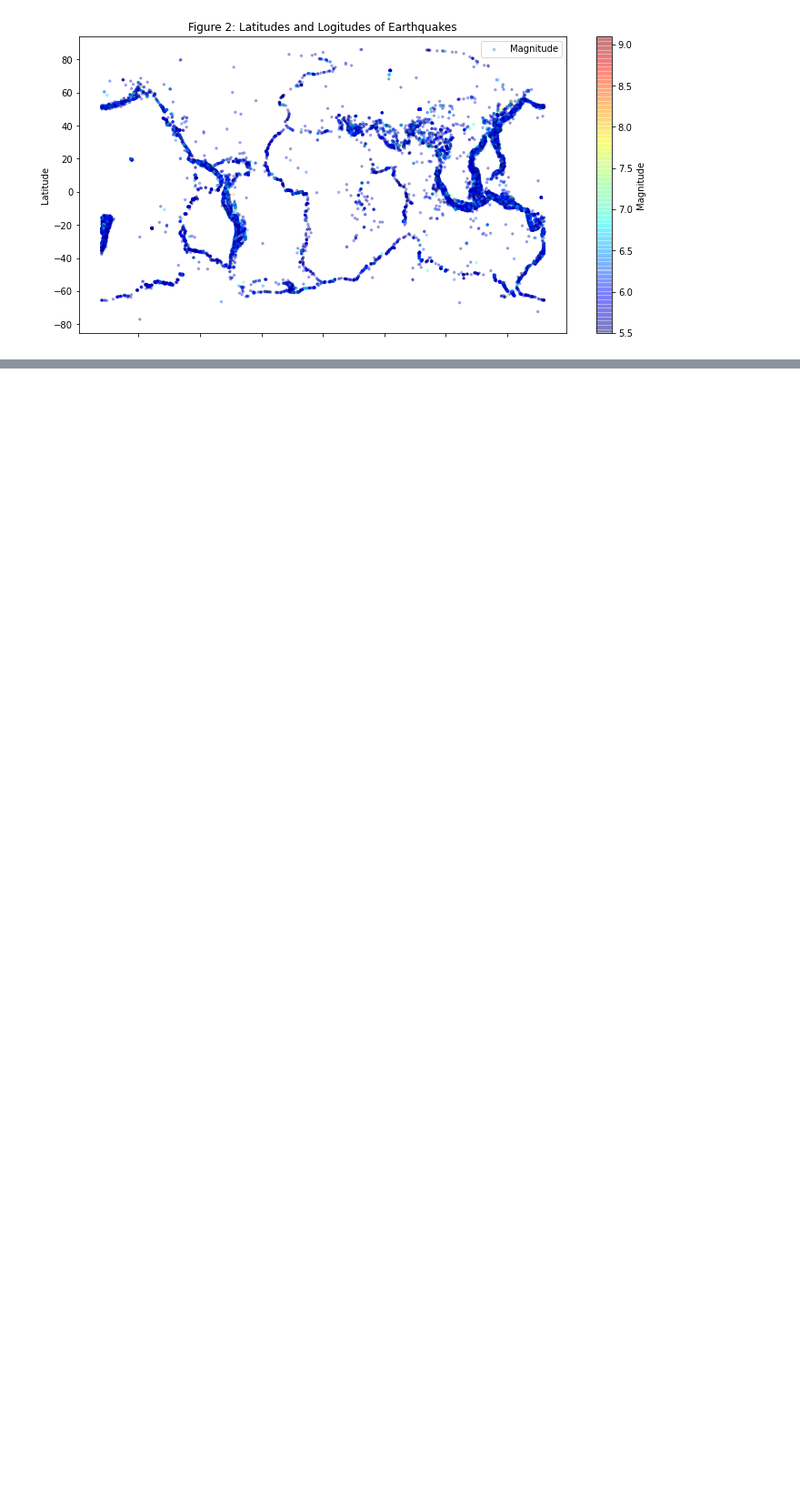
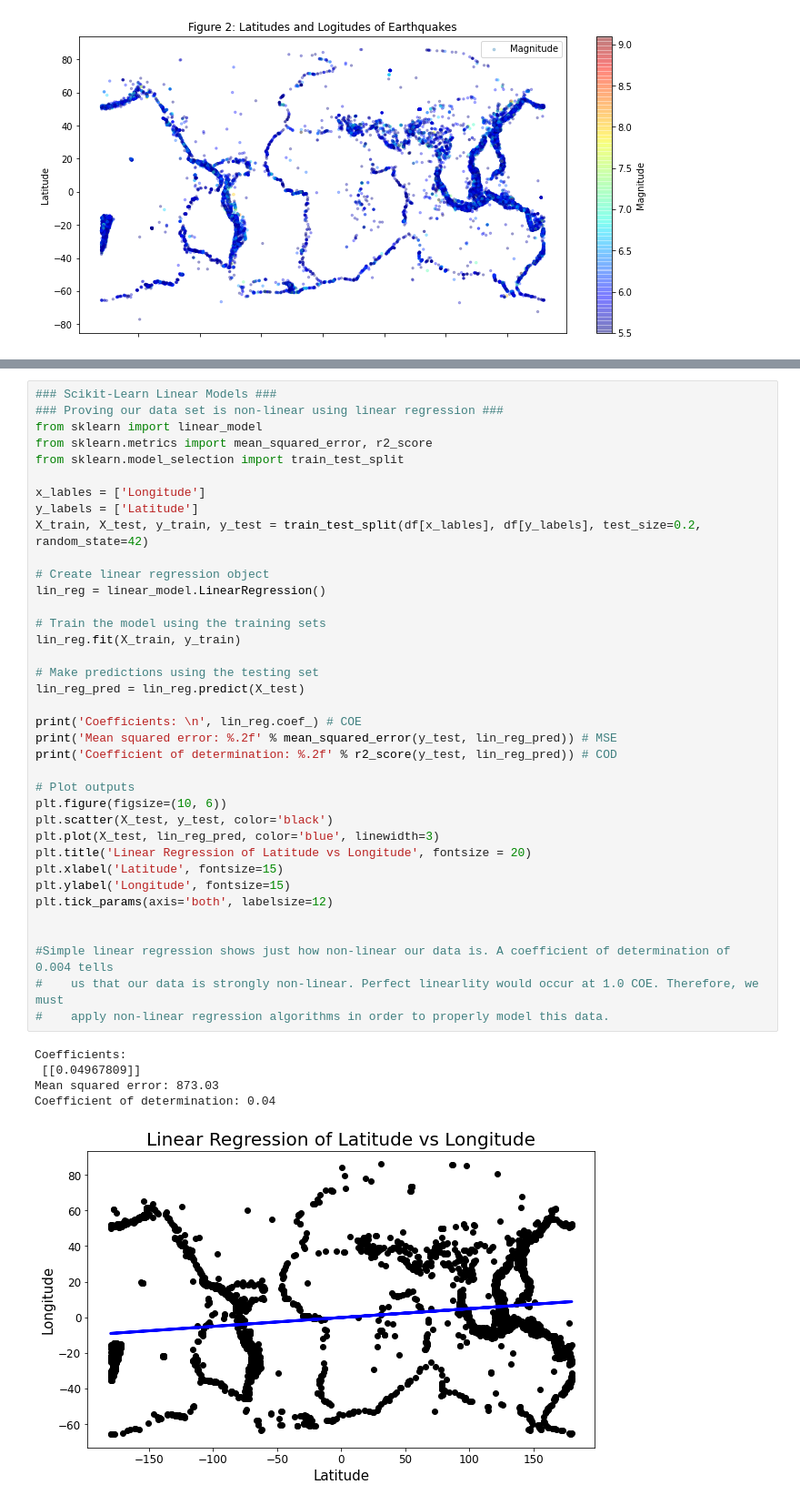
Before and after one commit to n1ddeh/CS-431-Earquake-Analysis-with-Machine-Learning, a Jupyter notebook: Earthquake Notebook.ipynb, the cells around one changed output, grey strips where cells are left out. Shown at 91% size. Cells and saved outputs as stored; diff of their text form; blank space fills up the shorter version.

Commit message:
Applied a linear classifier and cleaned up notebook

```diff
--- a/Earthquake Notebook.ipynb
+++ b/Earthquake Notebook.ipynb
@@ -250,0 +174,43 @@ plt.show()
+# %%
+### Scikit-Learn Linear Models ###
+### Proving our data set is non-linear using linear regression ###
+from sklearn import linear_model
+from sklearn.metrics import mean_squared_error, r2_score
+from sklearn.model_selection import train_test_split
+
+x_lables = ['Longitude']
+y_labels = ['Latitude']
+X_train, X_test, y_train, y_test = train_test_split(df[x_lables], df[y_labels], test_size=0.2, random_state=42)
+
+# Create linear regression object
+lin_reg = linear_model.LinearRegression()
+
+# Train the model using the training sets
+lin_reg.fit(X_train, y_train)
+
+# Make predictions using the testing set
+lin_reg_pred = lin_reg.predict(X_test)
+
+print('Coefficients: \n', lin_reg.coef_) # COE
+print('Mean squared error: %.2f' % mean_squared_error(y_test, lin_reg_pred)) # MSE
+print('Coefficient of determination: %.2f' % r2_score(y_test, lin_reg_pred)) # COD
+
+# Plot outputs
+plt.figure(figsize=(10, 6))
+plt.scatter(X_test, y_test, color='black')
+plt.plot(X_test, lin_reg_pred, color='blue', linewidth=3)
+plt.title('Linear Regression of Latitude vs Longitude', fontsize = 20)
+plt.xlabel('Latitude', fontsize=15)
+plt.ylabel('Longitude', fontsize=15)
+plt.tick_params(axis='both', labelsize=12)
+
+
+#Simple linear regression shows just how non-linear our data is. A coefficient of determination of 0.004 tells
+#    us that our data is strongly non-linear. Perfect linearlity would occur at 1.0 COE. Therefore, we must
+#    apply non-linear regression algorithms in order to properly model this data.
+# %% [output]
+Coefficients:
+ [[0.04967809]]
+Mean squared error: 873.03
+Coefficient of determination: 0.04
+[figure, added]
```
Also changed, not shown: parts of 16 cells of this notebook.
